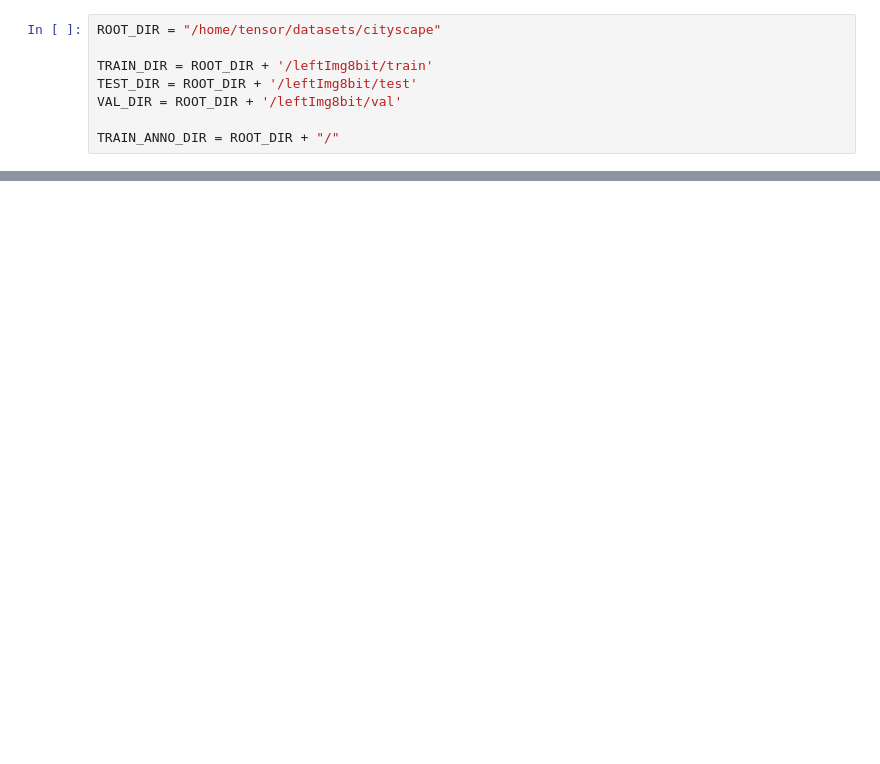
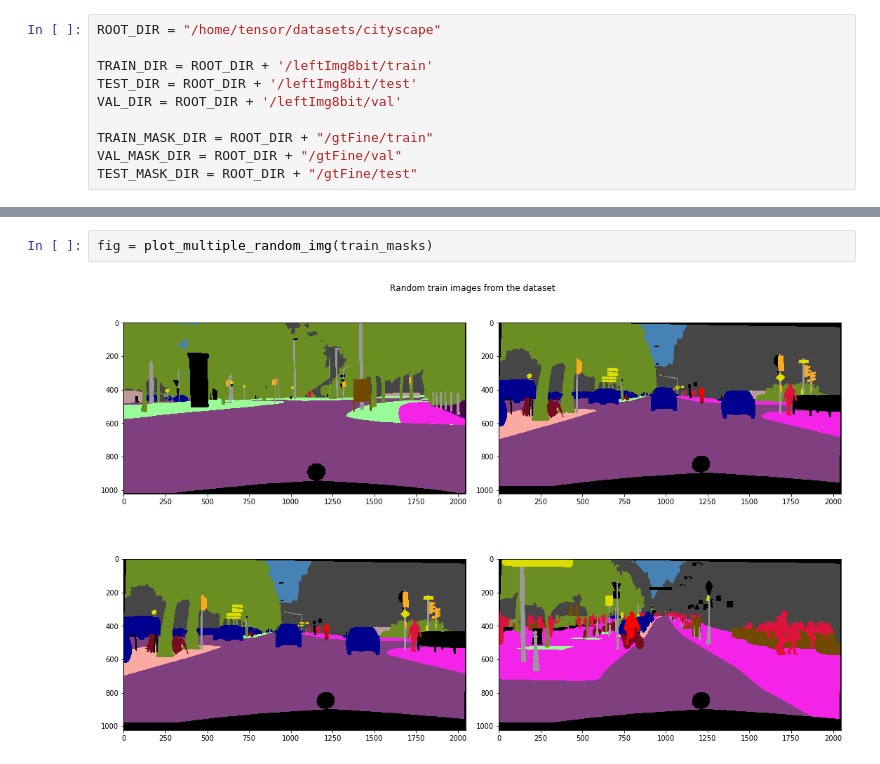
Before and after one commit to sudo-install-MW/deepvision, a Jupyter notebook: notebooks/cityscape_eda.ipynb, the cells around one changed output, grey strips where cells are left out. Drawn from its saved outputs; the diff is of its cells as text; blank space fills up the shorter version.

```diff
--- a/notebooks/cityscape_eda.ipynb
+++ b/notebooks/cityscape_eda.ipynb
@@ -8,4 +10,6 @@ TRAIN_DIR = ROOT_DIR + '/leftImg8bit/train'
 TEST_DIR = ROOT_DIR + '/leftImg8bit/test'
 VAL_DIR = ROOT_DIR + '/leftImg8bit/val'
 
-TRAIN_ANNO_DIR = ROOT_DIR + "/"
+TRAIN_MASK_DIR = ROOT_DIR + "/gtFine/train"
+VAL_MASK_DIR = ROOT_DIR + "/gtFine/val"
+TEST_MASK_DIR = ROOT_DIR + "/gtFine/test"
@@ -25,0 +85,4 @@ plt.imshow(img)
+# %%
+fig = plot_multiple_random_img(train_masks)
+# %% [output]
+[figure, added]
```
Also changed, not shown: parts of 9 cells of this notebook.
